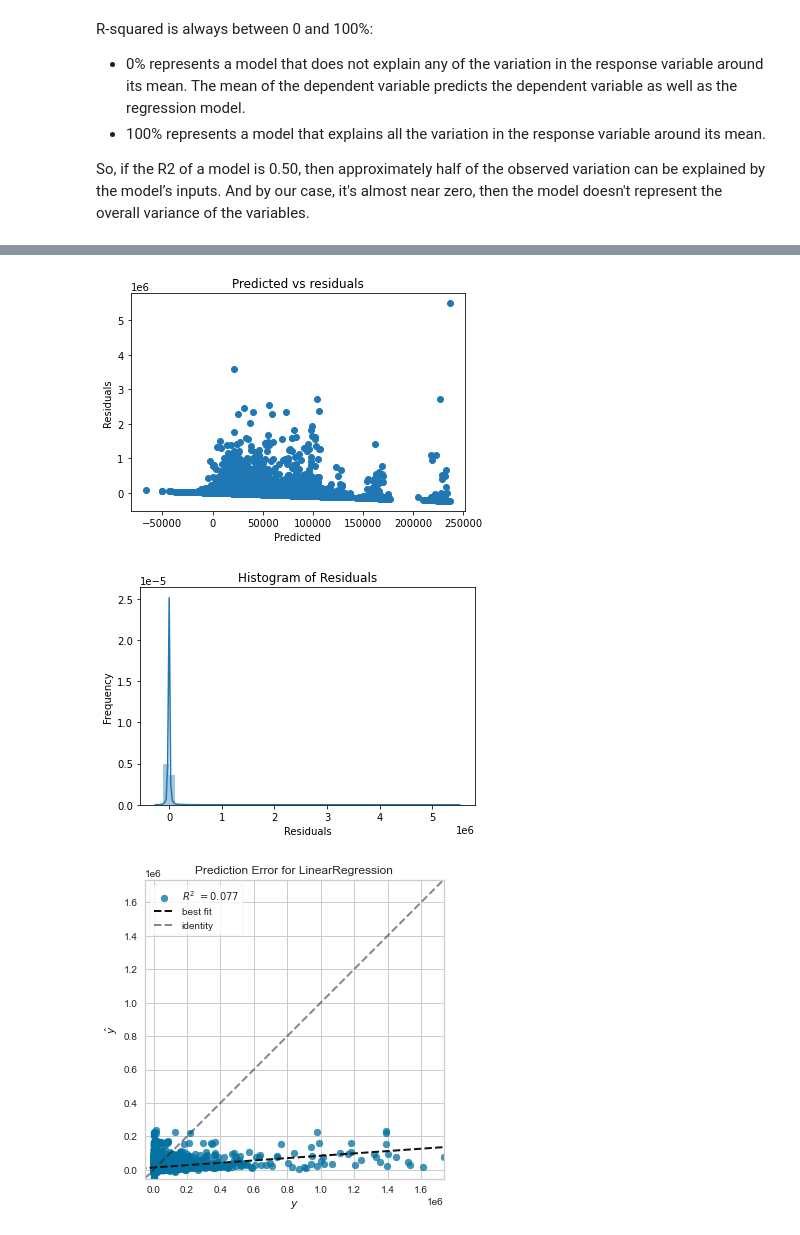
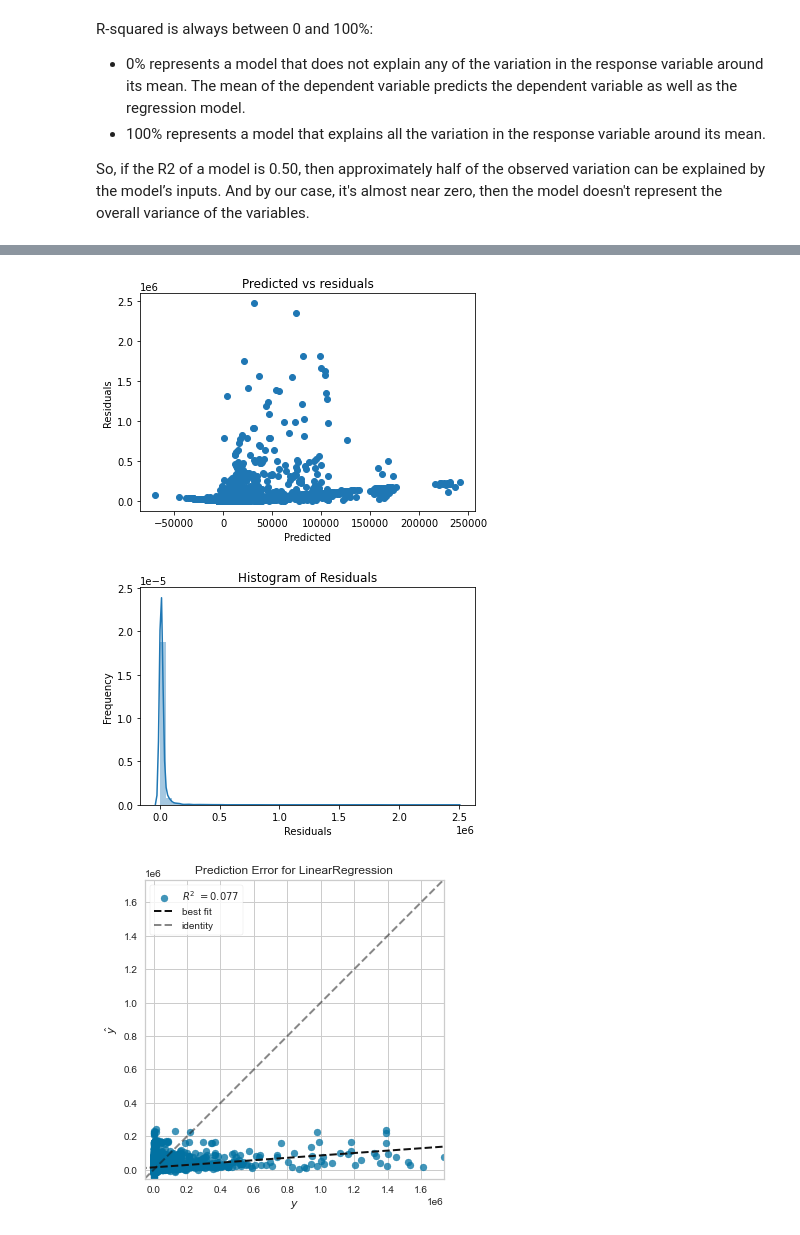
Before and after one commit to MaxiTrien/spotify-data-science-project, a Jupyter notebook: spotify-songs-pred-popularity.ipynb, the cells around one changed output, grey strips where cells are left out. Cells and saved outputs as stored; diff of their text form; code cells hidden in the pictures.

```diff
--- a/spotify-songs-pred-popularity.ipynb
+++ b/spotify-songs-pred-popularity.ipynb
@@ -86,5 +86,5 @@ As you can see in the table, there are multiple countries that have "Shape of Yo
 So, in order to get a unique song popularity score, we decided to sum up the every country's popularity score for each song, since the higher value they got, means the more popular they are.
 # %%
 df = df.groupby(['title', 'artist', 'release_type', 'sub_genre', 'artist_followers', 'explicit', 'album', 'track_number', 'tracks_in_album', 'danceability', 'energy', 'key', 'loudness', 'mode', 'speechiness', 'acoustics', 'instrumentalness', 'liveness', 'valence', 'tempo', 'time_signature', 'genre', 'duration_min', 'release_year', 'release_month', 'release_day'])['popularity'].sum().reset_index(name='popularity')
-df.sort_values(by='popularity', ascending=False).head(5)
+df.sort_values(by='popularity', ascending=False).head(5)[['artist', 'title', 'album', 'popularity']]
 # %% [output]
@@ -341,6 +377,7 @@ from sklearn import metrics
 from sklearn.model_selection import cross_val_score
 
 X_train, X_test, y_train, y_test = train_test_split(X, y, test_size=0.2, random_state=1)
+X_train, X_val, y_train, y_val = train_test_split(X_train, y_train, test_size=0.25, random_state=1)
 
 def print_evaluate(true, predicted):
     mae = metrics.mean_absolute_error(true, predicted)
@@ -370,6 +407,7 @@ lm = LinearRegression()
 lm.fit(X_train, y_train)
 train_pred = lm.predict(X_train)
 test_pred = lm.predict(X_test)
+val_pred = lm.predict(X_val)
 
 print('Test set evaluation:\n_____________________________________')
 print_evaluate(y_test, test_pred)
@@ -377,6 +415,15 @@ print_evaluate(y_test, test_pred)
 print('Train set evaluation:\n_____________________________________')
 print_evaluate(y_train, train_pred)
 
+print('Validation set evaluation:\n_____________________________________')
+print_evaluate(y_val, val_pred)
+
+results_val_df = pd.DataFrame(data=[["Linear Regression", *evaluate(y_val, val_pred) , cross_val(LinearRegression())]],
+                          columns=['Model', 'MAE', 'MSE', 'RMSE', 'R2 Square', "Cross Validation"])
+
+results_train_df = pd.DataFrame(data=[["Linear Regression", *evaluate(y_train, train_pred) , cross_val(LinearRegression())]],
+                          columns=['Model', 'MAE', 'MSE', 'RMSE', 'R2 Square', "Cross Validation"])
+
 results_df = pd.DataFrame(data=[["Linear Regression", *evaluate(y_test, test_pred) , cross_val(LinearRegression())]],
                           columns=['Model', 'MAE', 'MSE', 'RMSE', 'R2 Square', "Cross Validation"])
 # %% [output]
@@ -415,21 +476,21 @@ plt.show()
 # %%
 # Checking residuals
-plt.scatter(train_pred,y_train-train_pred)
+plt.scatter(val_pred,np.abs(y_val-val_pred))
 plt.title("Predicted vs residuals")
 plt.xlabel("Predicted")
 plt.ylabel("Residuals")
 plt.show()
 # %% [output]
-[figure, old version]
+[figure, new version]
 # %%
 # Checking Normality of errors
-sns.distplot(y_train-train_pred)
+sns.distplot(np.abs(y_val-val_pred))
 plt.title("Histogram of Residuals")
 plt.xlabel("Residuals")
 plt.ylabel("Frequency")
 plt.show()
 # %% [output]
-[figure, old version]
+[figure, new version]
 # %%
 from yellowbrick.regressor import PredictionError
 visualizer = PredictionError(lm)
```
Also changed, not shown: parts of 35 cells of this notebook, 28 other files.
